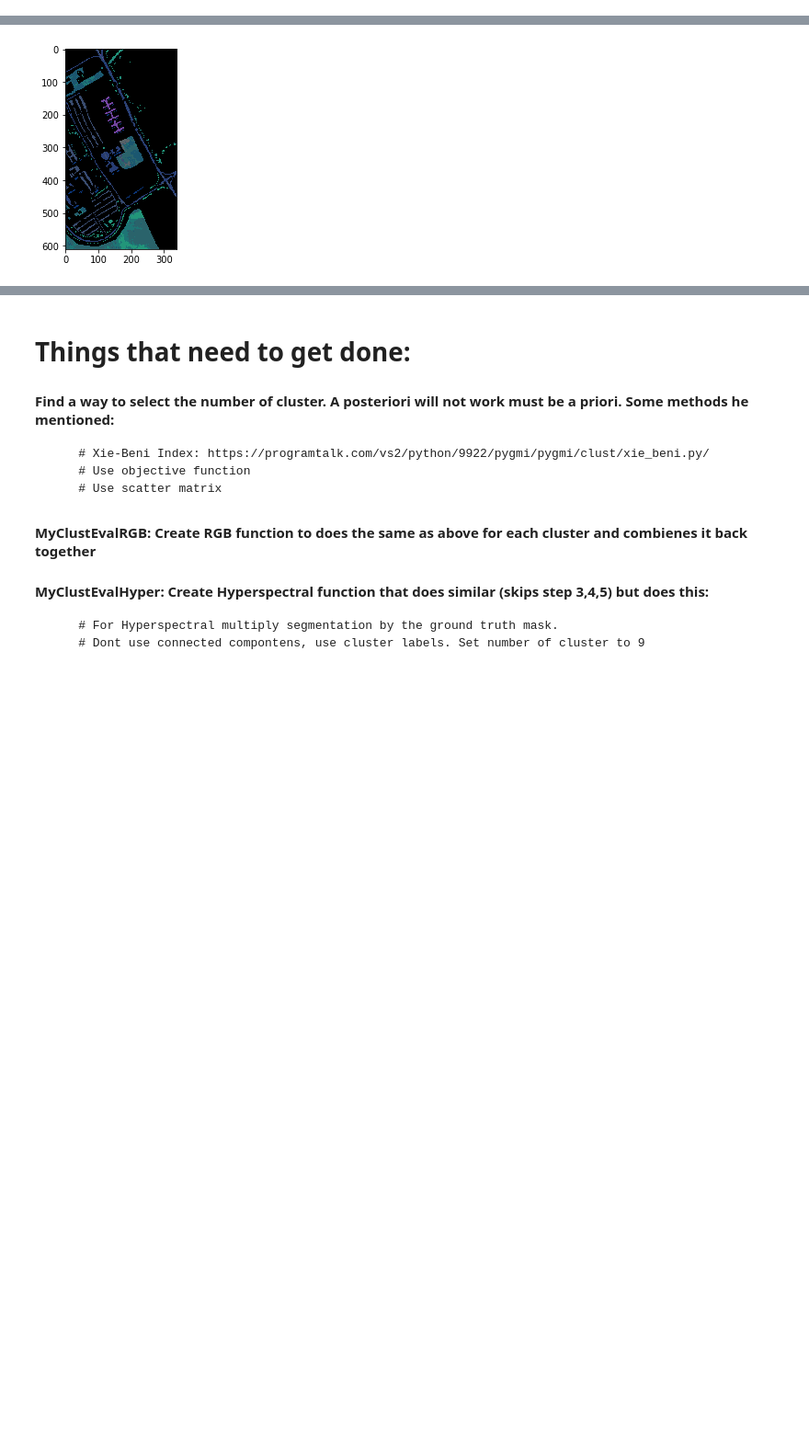
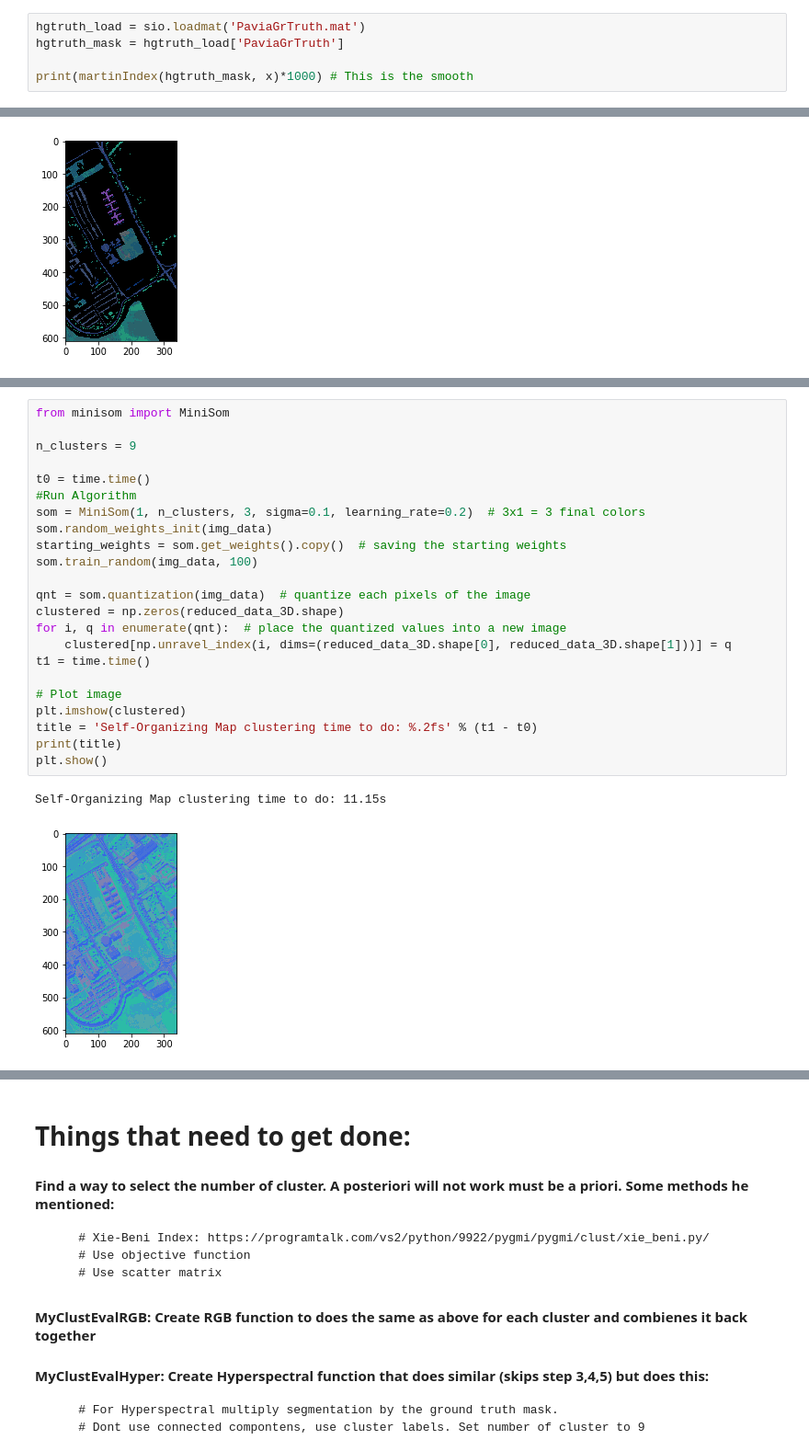
Before and after one commit to Eiris/MLProjectUF, a Jupyter notebook: Project 1/Project_1 - Data Cleaning for Kmeans.ipynb, the cells around one changed output, grey strips where cells are left out. Shown at 92% size. Drawn from its saved outputs; the diff is of its cells as text; blank space fills up the shorter version.

```diff
--- a/Project 1/Project_1 - Data Cleaning for Kmeans.ipynb
+++ b/Project 1/Project_1 - Data Cleaning for Kmeans.ipynb
@@ -25,0 +243,5 @@ img.shape
+# %%
+hgtruth_load = sio.loadmat('PaviaGrTruth.mat')
+hgtruth_mask = hgtruth_load['PaviaGrTruth']
+
+print(martinIndex(hgtruth_mask, x)*1000) # This is the smooth
@@ -292,0 +603,26 @@ plt.show()
+# %%
+from minisom import MiniSom
+
+n_clusters = 9
+
+t0 = time.time()
+#Run Algorithm
+som = MiniSom(1, n_clusters, 3, sigma=0.1, learning_rate=0.2)  # 3x1 = 3 final colors
+som.random_weights_init(img_data)
+starting_weights = som.get_weights().copy()  # saving the starting weights
+som.train_random(img_data, 100)
+
+qnt = som.quantization(img_data)  # quantize each pixels of the image
+clustered = np.zeros(reduced_data_3D.shape)
+for i, q in enumerate(qnt):  # place the quantized values into a new image
+    clustered[np.unravel_index(i, dims=(reduced_data_3D.shape[0], reduced_data_3D.shape[1]))] = q
+t1 = time.time()
+
+# Plot image
+plt.imshow(clustered)
+title = 'Self-Organizing Map clustering time to do: %.2fs' % (t1 - t0)
+print(title)
+plt.show()
+# %% [output]
+Self-Organizing Map clustering time to do: 11.15s
+[figure, added]
```
Also changed, not shown: parts of 21 cells of this notebook.
